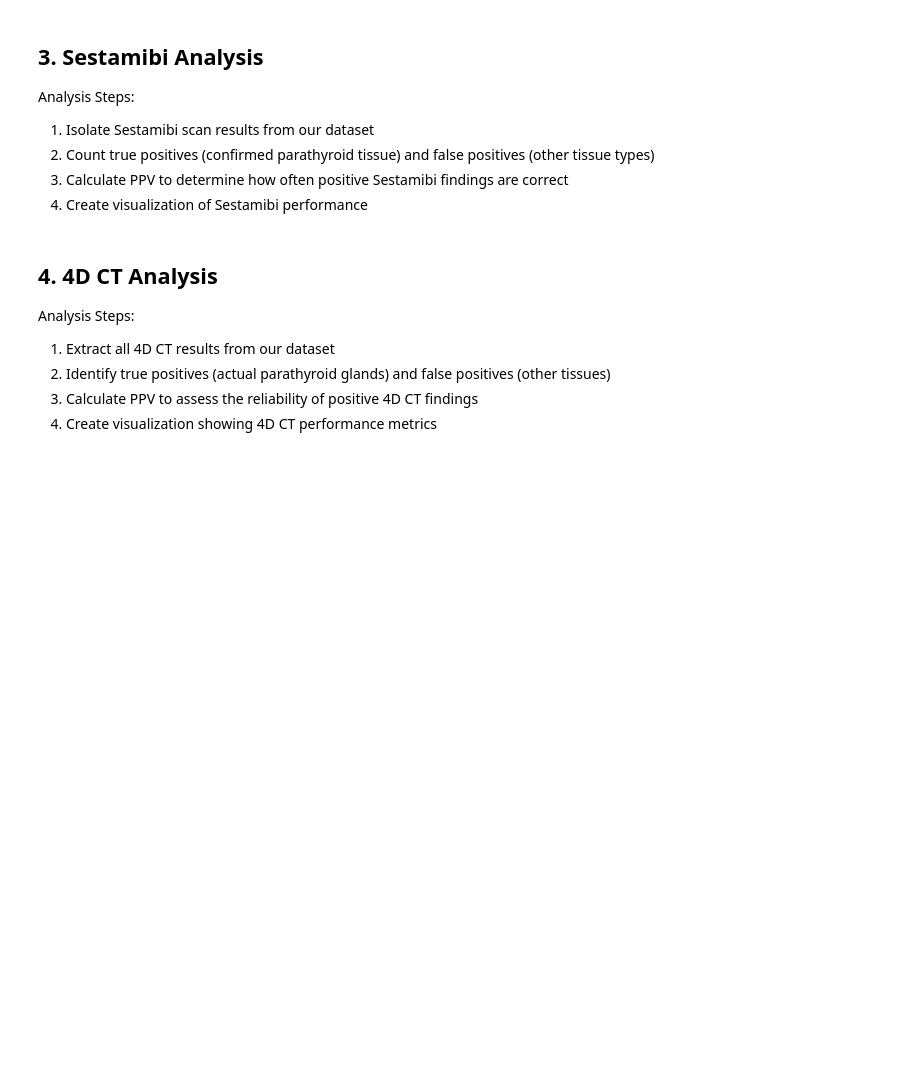
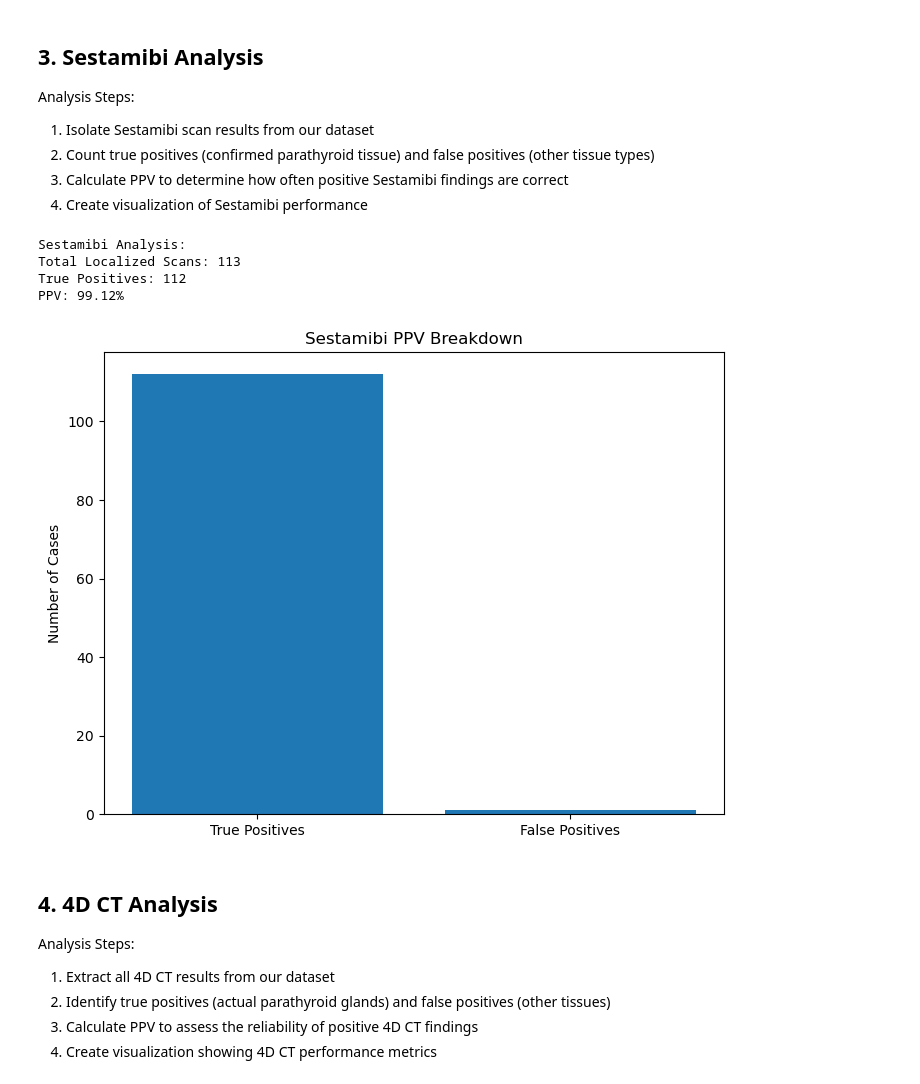
Before and after one commit to Jonah-Schwartz521/parathyroid-imaging-evaluation, a Jupyter notebook: PPV.ipynb, the cells around one changed output. Saved outputs shown, nothing was run; the diff lists cells and outputs as text; code cells hidden in the pictures; blank space fills up the shorter version.

```diff
--- a/PPV.ipynb
+++ b/PPV.ipynb
@@ -130,17 +221,35 @@ Analysis Steps:
 # %%
 # Sestamibi PPV Analysis
 
-# Same structure but filter for Sestamibi
-sestamibi_data = data[data['imaging_type'] == 'Sestamibi']  # adjust column name
+# Filter for Sestamibi results (exclude NaN and Non-localizing)
+sestamibi_data = data[data['Sestamibi'].notna() & (data['Sestamibi'] != 'Non-localizing')]
 
 # Count matches
-true_positives = len(sestamibi_data[sestamibi_data['match_type'].isin(['Exact', 'Side', 'Partial'])])
-total_localized = len(sestamibi_data[sestamibi_data['localization_status'] == 'Localized'])
+sestamibi_true_pos = len(data[data['Sestamibi Calculated Concordance'].str.contains('Yes', na=False)])
+sestamibi_total = len(sestamibi_data)
 
 # Calculate PPV
-sestamibi_ppv = (true_positives / total_localized) * 100 if total_localized > 0 else 0
+sestamibi_ppv = (sestamibi_true_pos / sestamibi_total) * 100 if sestamibi_total > 0 else 0
 
-# Print results and create similar visualization
+# Create summary
+print(f"Sestamibi Analysis:")
+print(f"Total Localized Scans: {sestamibi_total}")
+print(f"True Positives: {sestamibi_true_pos}")
+print(f"PPV: {sestamibi_ppv:.2f}%")
+
+# Visualization
+plt.figure(figsize=(8, 6))
+plt.bar(['True Positives', 'False Positives'],
+        [sestamibi_true_pos, sestamibi_total - sestamibi_true_pos])
+plt.title('Sestamibi PPV Breakdown')
+plt.ylabel('Number of Cases')
+plt.show()
+# %% [output]
+Sestamibi Analysis:
+Total Localized Scans: 113
+True Positives: 112
+PPV: 99.12%
+[figure, added]
 # %% [markdown]
 ## 4. 4D CT Analysis
 
```
Also changed, not shown: parts of 6 cells of this notebook.
